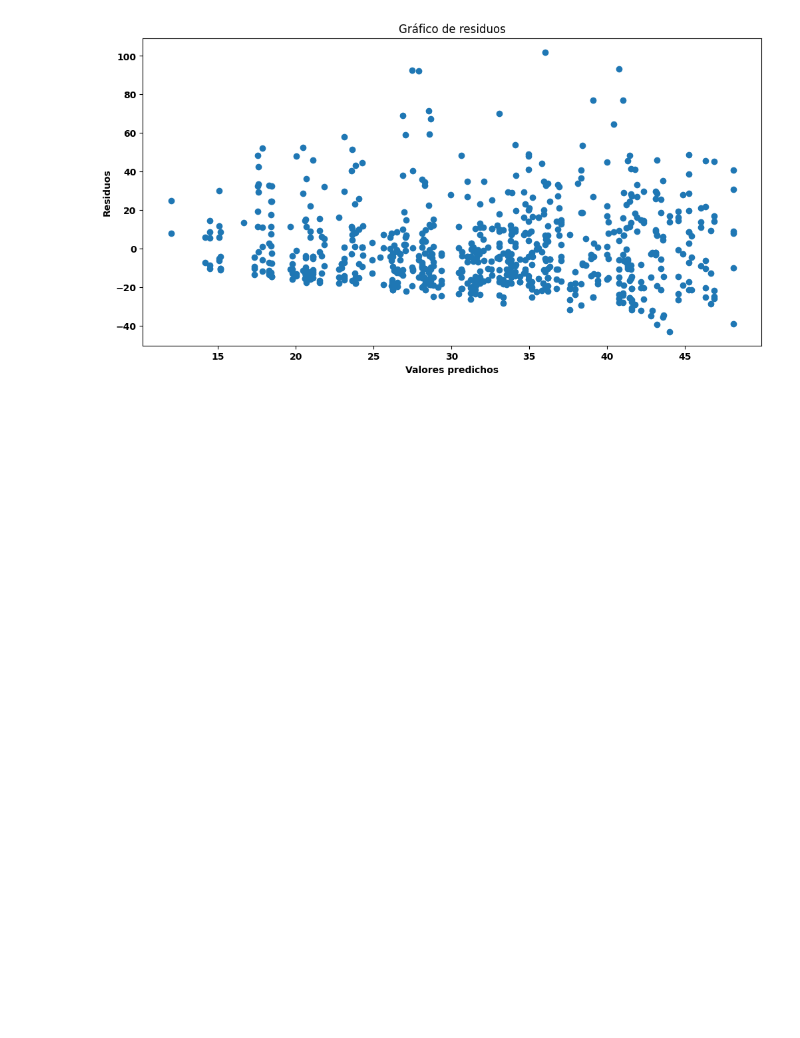
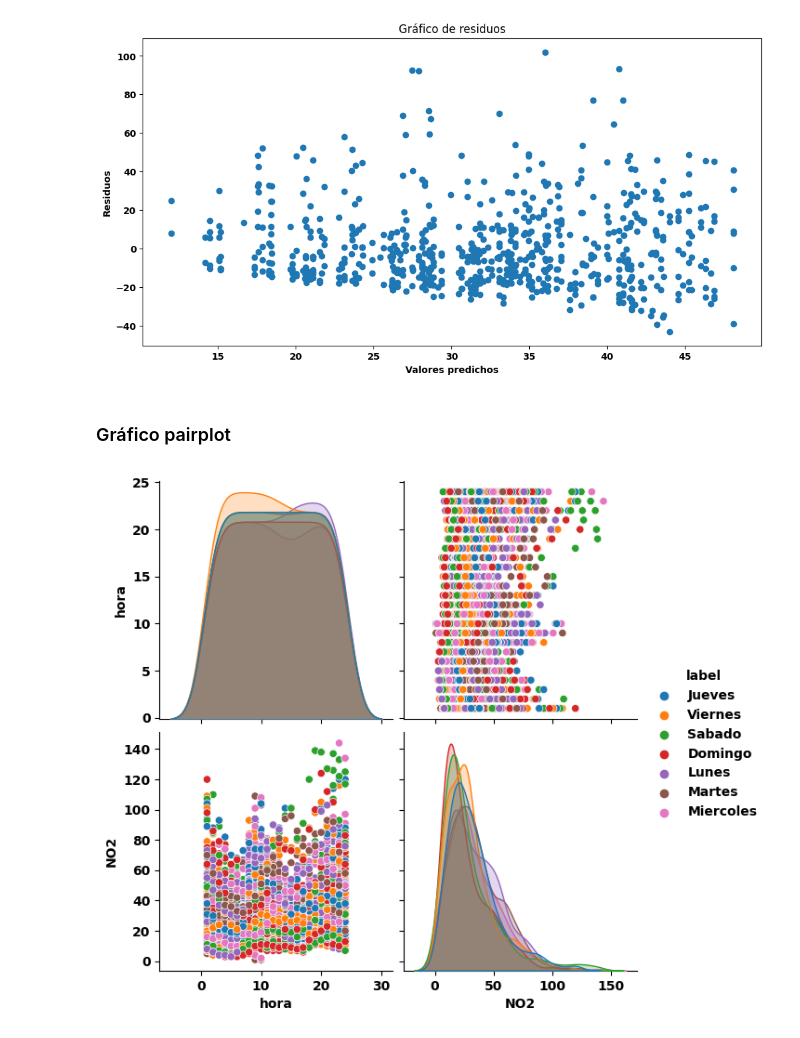
Before and after one commit to Enriquepardo/Fase-2, a Jupyter notebook: Fase_2(C) copy.ipynb, the cells around one changed output. Drawn from its saved outputs; the diff is of its cells as text; code cells hidden in the pictures; blank space fills up the shorter version.

```diff
--- a/Fase_2(C) copy.ipynb
+++ b/Fase_2(C) copy.ipynb
@@ -483,3 +483,16 @@ plt.title("Gráfico de residuos")
 plt.show()
 # %% [output]
 [figure]
+# %% [markdown]
+### Gráfico pairplot
+# %%
+import seaborn as sns
+import matplotlib.pyplot as plt
+
+pairplot_data = data[['hora', 'NO2', 'dia_semana']]
+pairplot_data = pairplot_data.rename(columns={'dia_semana': 'label'})
+
+sns.pairplot(pairplot_data, hue="label", height=3)
+plt.show()
+# %% [output]
+[figure, added]
```
Also changed, not shown: parts of 5 cells of this notebook.
